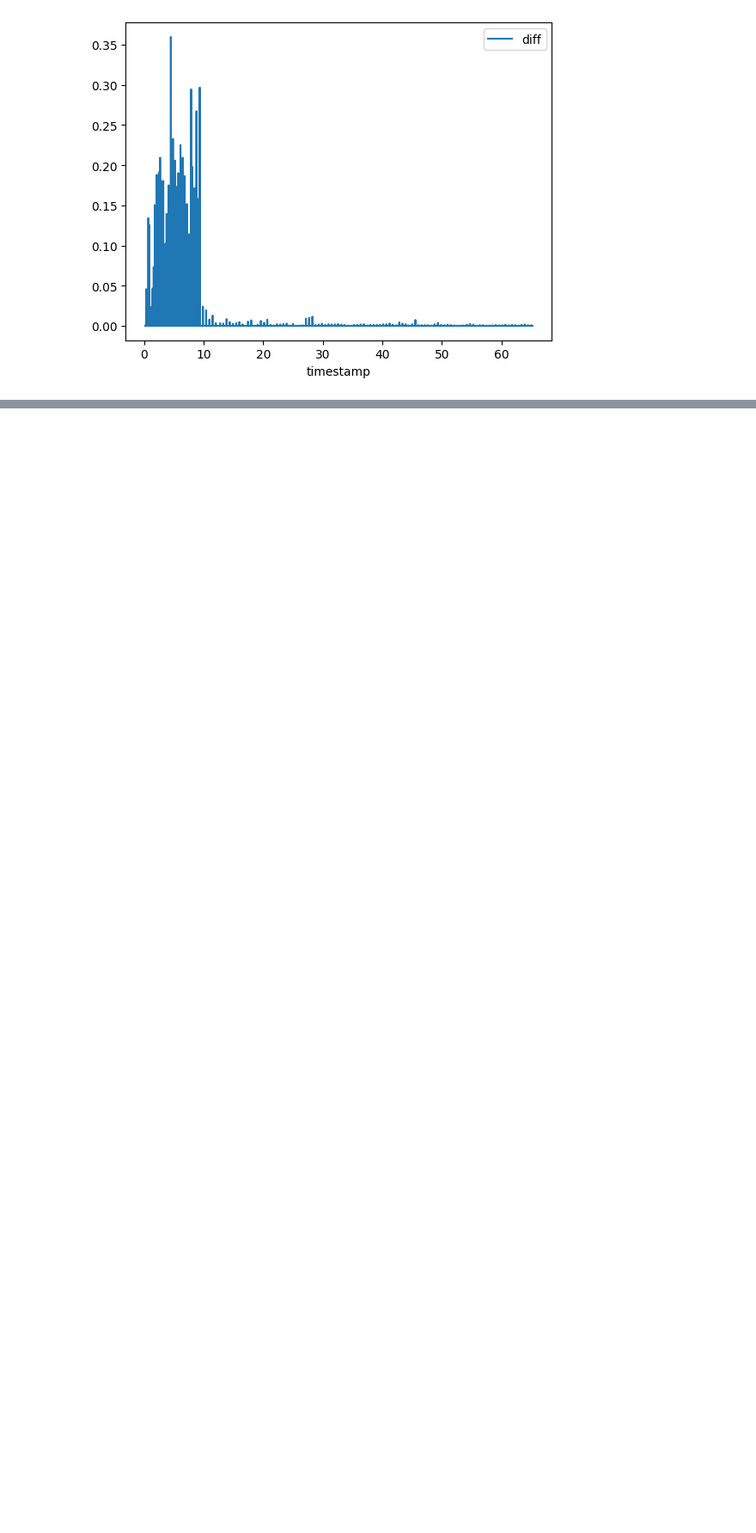
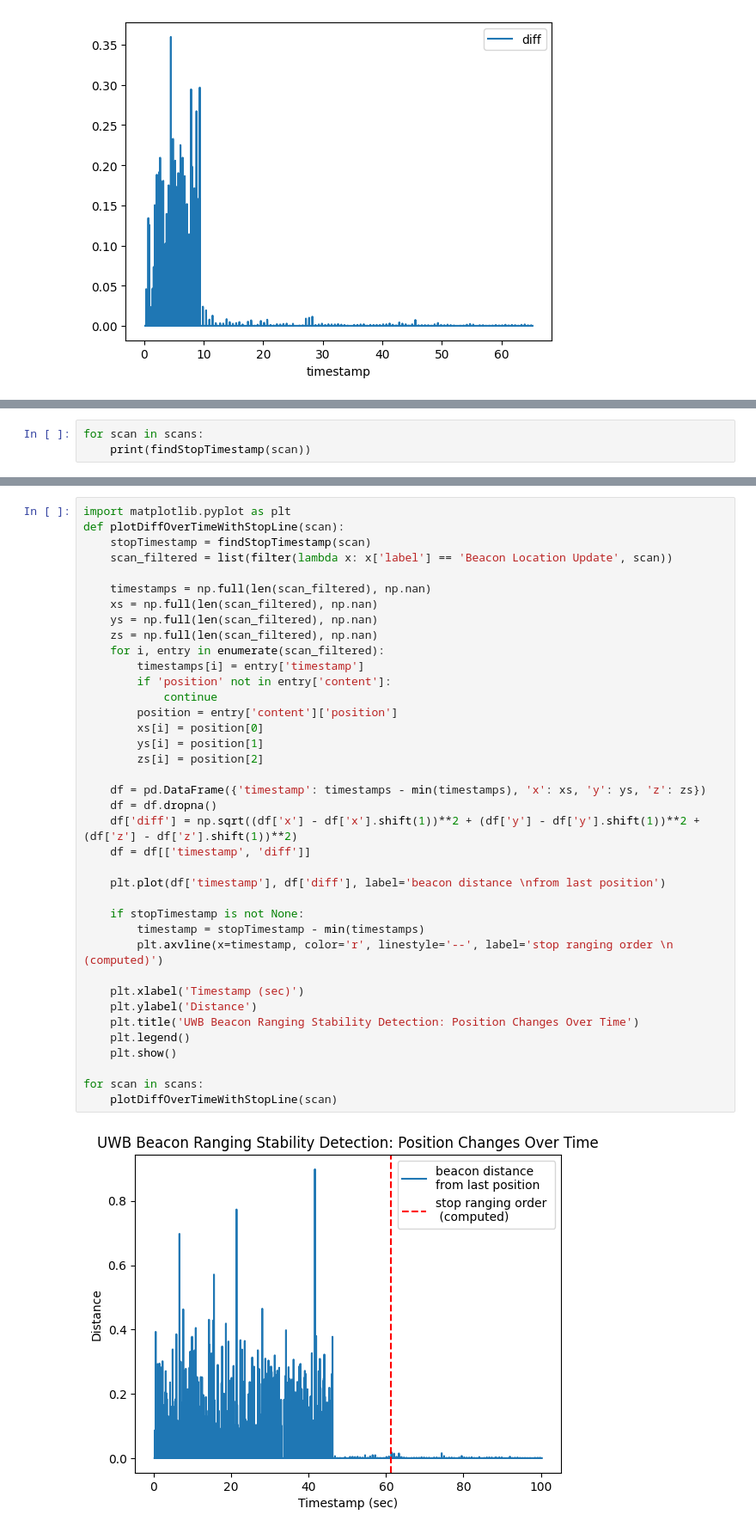
Before and after one commit to ARBeacon/ARBeaconEvaluation, a Jupyter notebook: 12Mar2025.ipynb, the cells around one changed output, grey strips where cells are left out. Shown at 86% size. Saved outputs shown, nothing was run; the diff lists cells and outputs as text; blank space fills up the shorter version.

Commit message:
feat: add stop ranging algorithm for UWB

```diff
--- a/12Mar2025.ipynb
+++ b/12Mar2025.ipynb
@@ -130,0 +155,3 @@ for scan in scans:
+# %%
+for scan in scans:
+    print(findStopTimestamp(scan))
@@ -130,0 +162,40 @@ for scan in scans:
+# %%
+import matplotlib.pyplot as plt
+def plotDiffOverTimeWithStopLine(scan):
+    stopTimestamp = findStopTimestamp(scan)
+    scan_filtered = list(filter(lambda x: x['label'] == 'Beacon Location Update', scan))
+
+    timestamps = np.full(len(scan_filtered), np.nan)
+    xs = np.full(len(scan_filtered), np.nan)
+    ys = np.full(len(scan_filtered), np.nan)
+    zs = np.full(len(scan_filtered), np.nan)
+    for i, entry in enumerate(scan_filtered):
+        timestamps[i] = entry['timestamp']
+        if 'position' not in entry['content']:
+            continue
+        position = entry['content']['position']
+        xs[i] = position[0]
+        ys[i] = position[1]
+        zs[i] = position[2]
+
+    df = pd.DataFrame({'timestamp': timestamps - min(timestamps), 'x': xs, 'y': ys, 'z': zs})
+    df = df.dropna()
+    df['diff'] = np.sqrt((df['x'] - df['x'].shift(1))**2 + (df['y'] - df['y'].shift(1))**2 + (df['z'] - df['z'].shift(1))**2)
+    df = df[['timestamp', 'diff']]
+
+    plt.plot(df['timestamp'], df['diff'], label='beacon distance \nfrom last position')
+
+    if stopTimestamp is not None:
+        timestamp = stopTimestamp - min(timestamps)
+        plt.axvline(x=timestamp, color='r', linestyle='--', label='stop ranging order \n (computed)')
+
+    plt.xlabel('Timestamp (sec)')
+    plt.ylabel('Distance')
+    plt.title('UWB Beacon Ranging Stability Detection: Position Changes Over Time')
+    plt.legend()
+    plt.show()
+
+for scan in scans:
+    plotDiffOverTimeWithStopLine(scan)
+# %% [output]
+[figure, added]
```
Also changed, not shown: parts of 4 cells of this notebook.
